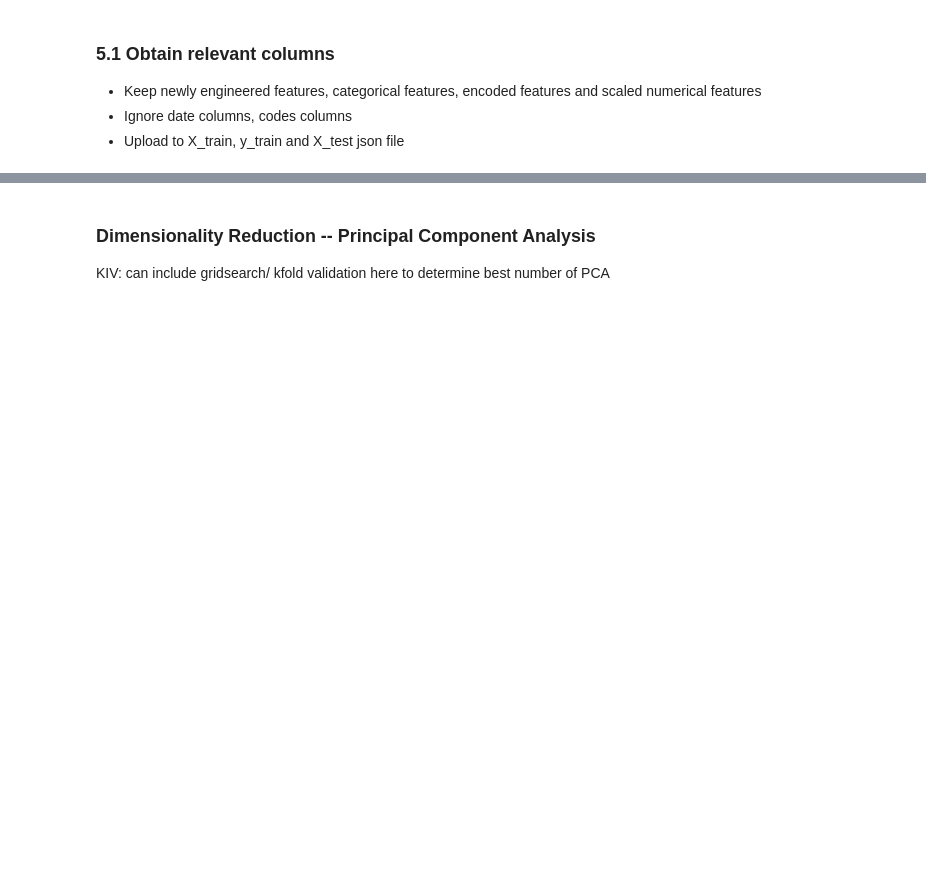
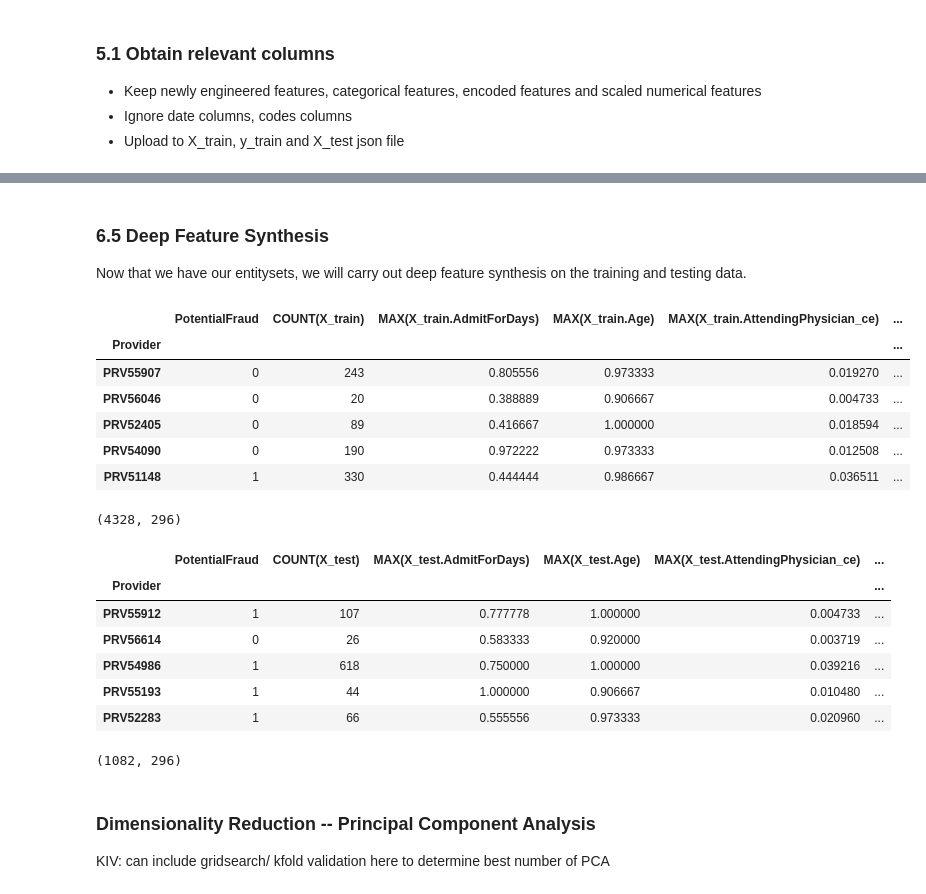
Before and after one commit to HiredOne/BT4012_G7, a Jupyter notebook: eda_fe cleaned.ipynb, the cells around one changed output, grey strips where cells are left out. Cells and saved outputs as stored; diff of their text form; code cells hidden in the pictures; blank space fills up the shorter version.

```diff
--- a/eda_fe cleaned.ipynb
+++ b/eda_fe cleaned.ipynb
@@ -385,7 +373,7 @@ sns.countplot(data=patient_train, x='OperatingPhysician_temp', hue='is_inpatient
 - Upload to X_train, y_train and X_test json file
 # %%
 relevant_cols = ['BeneID', 'ClaimID', 'Provider',
-       'InscClaimAmtReimbursed', 'DeductibleAmtPaid', 'DiagnosisGroupCode',
+       'InscClaimAmtReimbursed', 'DeductibleAmtPaid',
        'is_inpatient', 'Gender', 'Race', 'RenalDiseaseIndicator',
        'State', 'County', 'NoOfMonths_PartACov', 'NoOfMonths_PartBCov',
        'ChronicCond_Alzheimer', 'ChronicCond_Heartfailure',
@@ -405,5 +393,5 @@ relevant_cols = ['BeneID', 'ClaimID', 'Provider',
        'ClmDiagnosisCode_8_ce', 'ClmDiagnosisCode_9_ce',
        'ClmDiagnosisCode_10_ce', 'ClmProcedureCode_1_ce',
        'ClmProcedureCode_2_ce', 'ClmProcedureCode_3_ce',
-       'ClmProcedureCode_4_ce', 'ClmProcedureCode_5_ce']
+       'ClmProcedureCode_4_ce', 'ClmProcedureCode_5_ce', 'DiagnosisGroupCode_ce']
 target_col = ['BeneID', 'Provider', 'PotentialFraud']
@@ -431,0 +536,11 @@ X_test.to_csv('X_test.csv', index=False)
+# %%
+# Initiate a Scaler
+minmaxScaler = MinMaxScaler()
+
+# Fit the scaler on train numerical data
+numerical_cols = X_train.columns.difference(['ClaimID', 'Provider'])
+minmaxScaler.fit(X_train[numerical_cols])
+
+# Transform train and test numerical data
+X_train[numerical_cols] = minmaxScaler.transform(X_train[numerical_cols])
+X_test[numerical_cols] = minmaxScaler.transform(X_test[numerical_cols])
@@ -431,0 +595,18 @@ X_test.to_csv('X_test.csv', index=False)
+# %%
+# Next we outline the relationships between our dataframes
+entityset_train = entityset_train.add_relationship(
+    parent_dataframe_name='y_train',
+    parent_column_name='Provider',
+    child_dataframe_name='X_train',
+    child_column_name='Provider'
+)
+
+entityset_test = entityset_test.add_relationship(
+    parent_dataframe_name='y_test',
+    parent_column_name='Provider',
+    child_dataframe_name='X_test',
+    child_column_name='Provider'
+)
+
+display(entityset_train)
+display(entityset_test)
@@ -432,3 +626,34 @@ X_test.to_csv('X_test.csv', index=False)
+# %% [markdown]
+### 6.5 Deep Feature Synthesis
+Now that we have our entitysets, we will carry out deep feature synthesis on the training and testing data.
+# %%
+# Now we run deep feature synthesis and create a feature matrix for each provider.
+feature_matrix_providers_train, feature_defs_train = ft.dfs(
+    entityset=entityset_train, target_dataframe_name="y_train")
+feature_matrix_providers_test, feature_defs_test = ft.dfs(
+    entityset=entityset_test, target_dataframe_name="y_test")
+
+display(feature_matrix_providers_train.head())
+print(feature_matrix_providers_train.shape)
+display(feature_matrix_providers_test.head())
+print(feature_matrix_providers_test.shape)
+# %% [output]
+|  | PotentialFraud | COUNT(X_train) | MAX(X_train.AdmitForDays) | MAX(X_train.Age) | MAX(X_train.AttendingPhysician_ce) | ... |
+| Provider |  |  |  |  |  | ... |
+| PRV55907 | 0 | 243 | 0.805556 | 0.973333 | 0.019270 | ... |
+| PRV56046 | 0 | 20 | 0.388889 | 0.906667 | 0.004733 | ... |
+| PRV52405 | 0 | 89 | 0.416667 | 1.000000 | 0.018594 | ... |
+| PRV54090 | 0 | 190 | 0.972222 | 0.973333 | 0.012508 | ... |
+| PRV51148 | 1 | 330 | 0.444444 | 0.986667 | 0.036511 | ... |
+(4328, 296)
+|  | PotentialFraud | COUNT(X_test) | MAX(X_test.AdmitForDays) | MAX(X_test.Age) | MAX(X_test.AttendingPhysician_ce) | ... |
+| Provider |  |  |  |  |  | ... |
+| PRV55912 | 1 | 107 | 0.777778 | 1.000000 | 0.004733 | ... |
+| PRV56614 | 0 | 26 | 0.583333 | 0.920000 | 0.003719 | ... |
+| PRV54986 | 1 | 618 | 0.750000 | 1.000000 | 0.039216 | ... |
+| PRV55193 | 1 | 44 | 1.000000 | 0.906667 | 0.010480 | ... |
+| PRV52283 | 1 | 66 | 0.555556 | 0.973333 | 0.020960 | ... |
+(1082, 296)
 # %% [markdown]
 ### Dimensionality Reduction -- Principal Component Analysis
 
```
Also changed, not shown: parts of 33 cells of this notebook, 3 other files.
